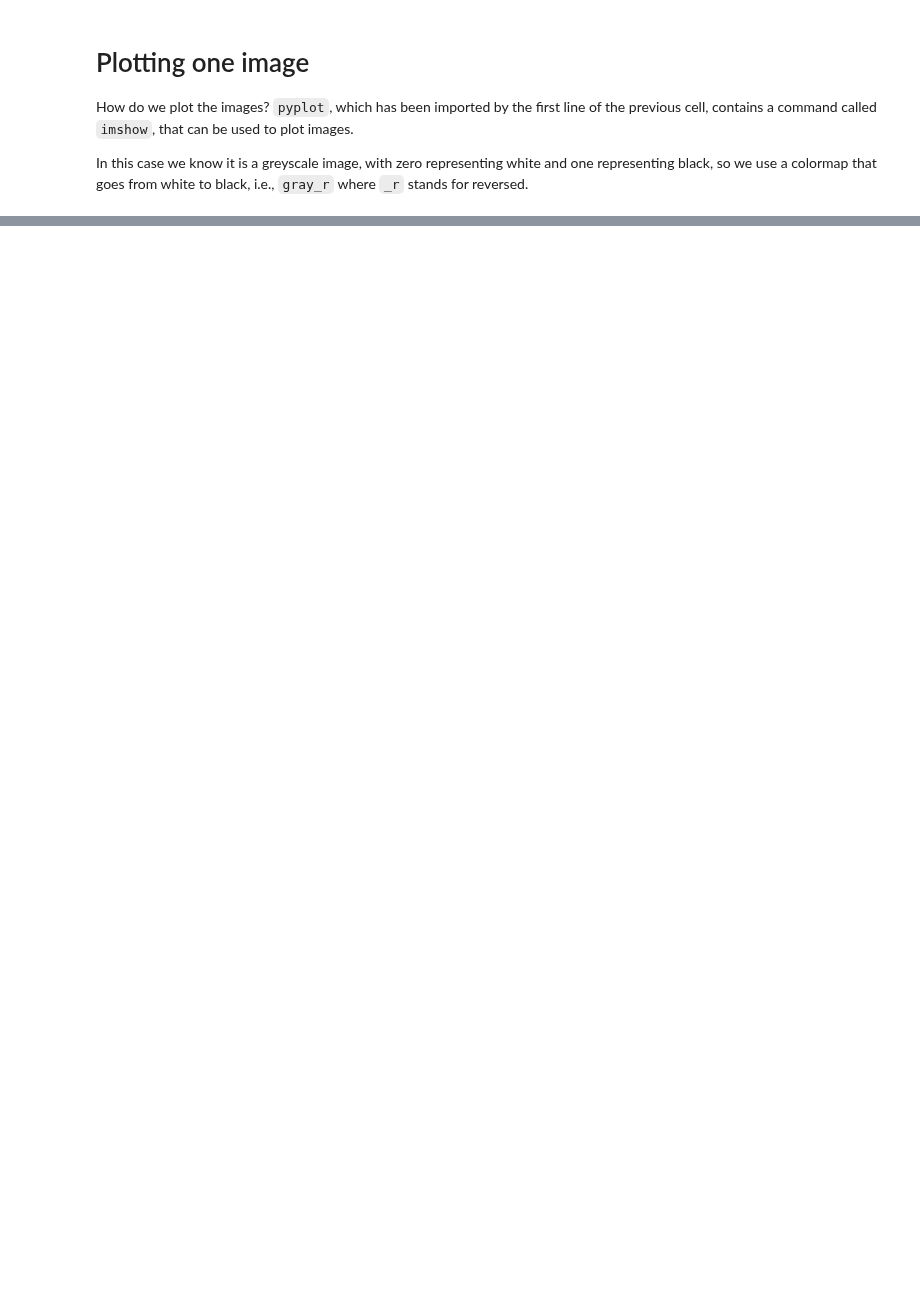
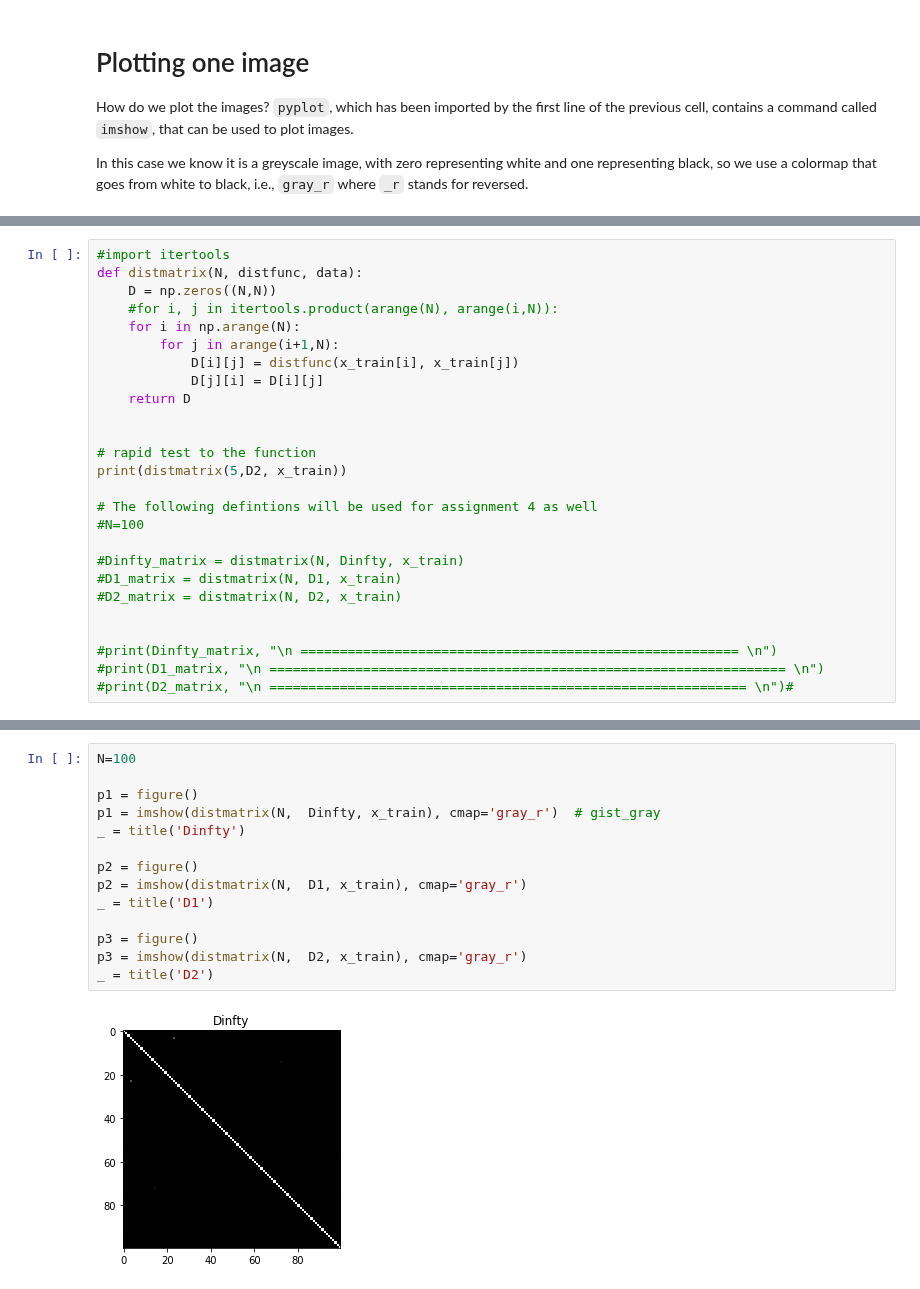
Before and after one commit to asaleh33/P1.4_project, a Jupyter notebook: final_project_2018-2019.ipynb, the cells around one changed output, grey strips where cells are left out. Saved outputs shown, nothing was run; the diff lists cells and outputs as text; blank space fills up the shorter version.

```diff
--- a/final_project_2018-2019.ipynb
+++ b/final_project_2018-2019.ipynb
@@ -254,0 +214,26 @@ For each N in 3200,6400,12800,25600,51200, and for each distance defined above
+# %%
+#import itertools
+def distmatrix(N, distfunc, data):
+    D = np.zeros((N,N))
+    #for i, j in itertools.product(arange(N), arange(i,N)):
+    for i in np.arange(N):
+        for j in arange(i+1,N):
+            D[i][j] = distfunc(x_train[i], x_train[j])
+            D[j][i] = D[i][j]
+    return D
+
+
+# rapid test to the function
+print(distmatrix(5,D2, x_train))
+
+# The following defintions will be used for assignment 4 as well
+#N=100
+
+#Dinfty_matrix = distmatrix(N, Dinfty, x_train)
+#D1_matrix = distmatrix(N, D1, x_train)
+#D2_matrix = distmatrix(N, D2, x_train)
+
+
+#print(Dinfty_matrix, "\n ======================================================== \n")
+#print(D1_matrix, "\n ================================================================== \n")
+#print(D2_matrix, "\n ============================================================= \n")#
@@ -254,0 +256,16 @@ For each N in 3200,6400,12800,25600,51200, and for each distance defined above
+# %%
+N=100
+
+p1 = figure()
+p1 = imshow(distmatrix(N,  Dinfty, x_train), cmap='gray_r')  # gist_gray
+_ = title('Dinfty')
+
+p2 = figure()
+p2 = imshow(distmatrix(N,  D1, x_train), cmap='gray_r')
+_ = title('D1')
+
+p3 = figure()
+p3 = imshow(distmatrix(N,  D2, x_train), cmap='gray_r')
+_ = title('D2')
+# %% [output]
+[figure, added]
```
Also changed, not shown: parts of 28 cells of this notebook, 5 other files.
